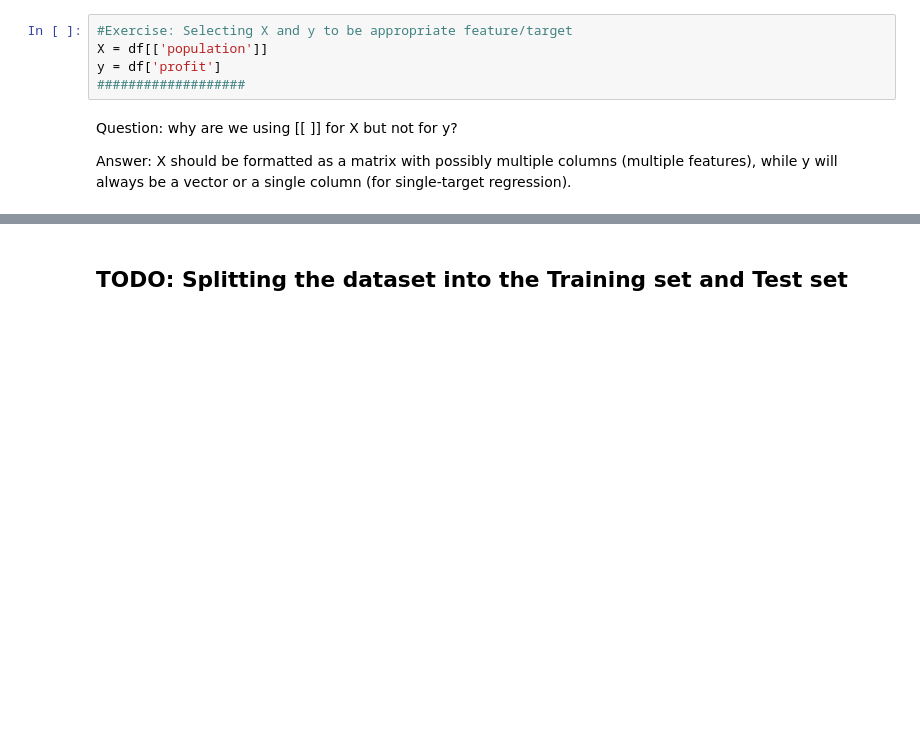
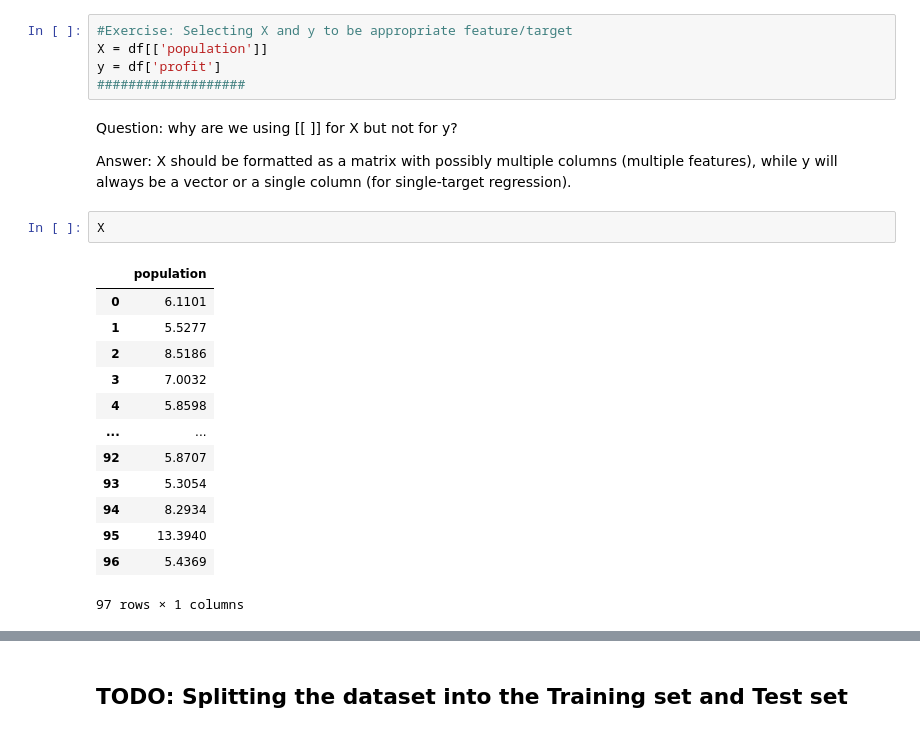
Before and after one commit to mill-ornrakorn/Hands-on-Data-Science-and-Machine-Learning-by-GBDi, a Jupyter notebook: 05-Basic machine learning/code/2.2 Linear Regression (foodtruck).ipynb, the cells around one changed output, grey strips where cells are left out. Cells and saved outputs as stored; diff of their text form; blank space fills up the shorter version.

```diff
--- a/05-Basic machine learning/code/2.2 Linear Regression (foodtruck).ipynb
+++ b/05-Basic machine learning/code/2.2 Linear Regression (foodtruck).ipynb
@@ -48,3 +66,19 @@ y = df['profit']
 Question: why are we using [[ ]] for X but not for y?
 
 Answer: X should be formatted as a matrix with possibly multiple columns (multiple features), while y will always be a vector or a single column (for single-target regression).
+# %%
+X
+# %% [output]
+|  | population |
+| 0 | 6.1101 |
+| 1 | 5.5277 |
+| 2 | 8.5186 |
+| 3 | 7.0032 |
+| 4 | 5.8598 |
+| ... | ... |
+| 92 | 5.8707 |
+| 93 | 5.3054 |
+| 94 | 8.2934 |
+| 95 | 13.3940 |
+| 96 | 5.4369 |
+97 rows × 1 columns
```
Also changed, not shown: parts of 12 cells of this notebook, 2 other files.
